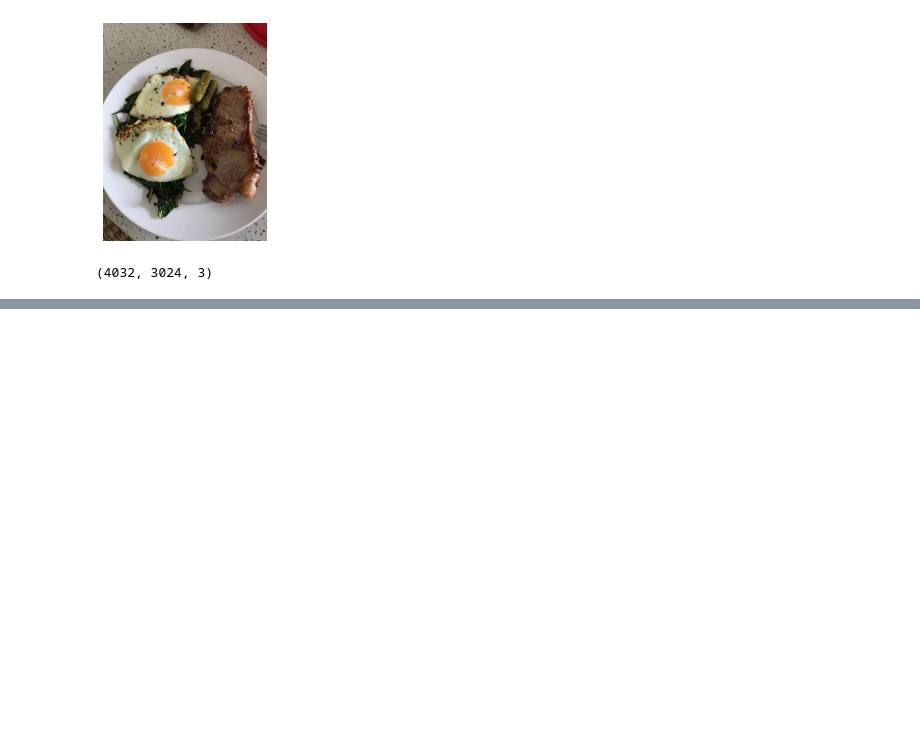
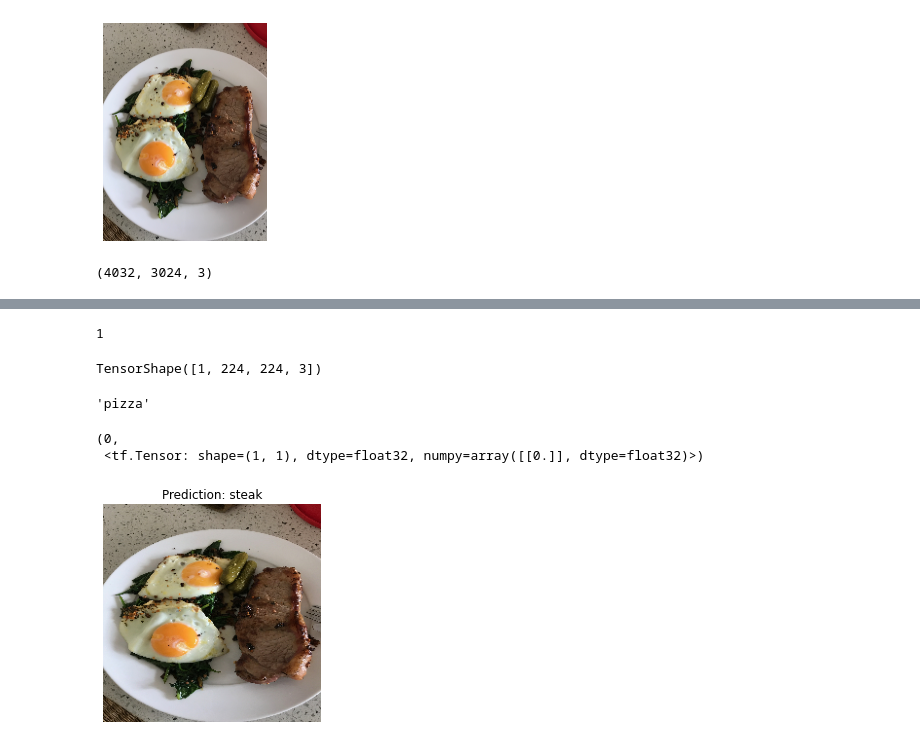
Before and after one commit to ashikshafi08/Learning_Tensorflow, a Jupyter notebook: Notebooks/03_Convolutional_Neural_Networks_with_TensorFlow.ipynb, the cells around one changed output, grey strips where cells are left out. Saved outputs shown, nothing was run; the diff lists cells and outputs as text; code cells hidden in the pictures; blank space fills up the shorter version.

```diff
--- a/Notebooks/03_Convolutional_Neural_Networks_with_TensorFlow.ipynb
+++ b/Notebooks/03_Convolutional_Neural_Networks_with_TensorFlow.ipynb
@@ -1142,0 +1215,4 @@ steak.shape
+# %%
+# Load in and preprocess our custom image using our function
+steak = load_and_prep_image(filename = '03-steak.jpeg' , img_shape=224)
+steak
@@ -1142,0 +1241,4 @@ steak.shape
+# %%
+# Converting to 4dim so it can be considered as a batch size
+steak = tf.expand_dims(steak , axis = 0)
+steak.shape
@@ -1142,0 +1247,4 @@ steak.shape
+# %%
+# Predicting our model with our custom data
+pred = model_6.predict(steak) # output will be a prediction probability
+pred
@@ -1142,0 +1266,44 @@ steak.shape
+# %%
+int(tf.round(pred))
+# %% [output]
+1
+# %%
+piz_img = load_and_prep_image(filename='/content/pizza_steak/test/pizza/420409.jpg' , img_shape=224)
+piz_img = tf.expand_dims(piz_img , axis = 0)
+piz_img.shape
+# %% [output]
+TensorShape([1, 224, 224, 3])
+# %%
+# Predicting on pizzaa and see what's the result
+class_names[int(tf.round(model_6.predict(piz_img)))]
+# %% [output]
+'pizza'
+# %%
+int(tf.round(model_6.predict(piz_img))) , tf.round(model_6.predict(piz_img))
+# %% [output]
+(0,
+ <tf.Tensor: shape=(1, 1), dtype=float32, numpy=array([[0.]], dtype=float32)>)
+# %%
+def pred_and_plot(model , filename , class_names = class_names):
+  '''
+  Imports an image located with a filename, makes a prediction with model and
+  plots the image with predicted class as the title
+  '''
+  # Import the target image and preprocess it
+  img = load_and_prep_image(filename)
+
+  # Make a prediction
+  pred = model.predict(tf.expand_dims(img , axis=0))
+
+  # Get the predicted class
+  pred_class = class_names[int(tf.round(pred))]
+
+  # Plot the image and predicted class
+  plt.imshow(img)
+  plt.title(f'Prediction: {pred_class}')
+  plt.axis(False)
+# %%
+# Test our model on the custom image using our function
+pred_and_plot(model_6 , filename='03-steak.jpeg' , class_names=class_names)
+# %% [output]
+[figure, added]
```
Also changed, not shown: parts of 81 cells of this notebook.
